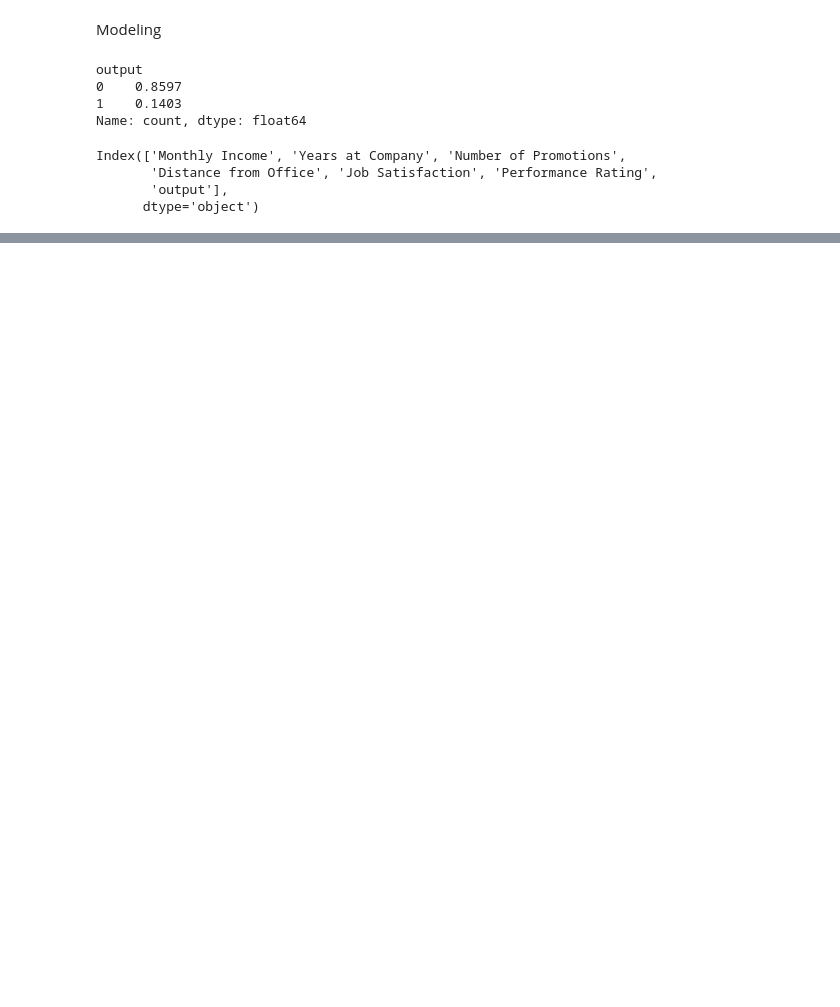
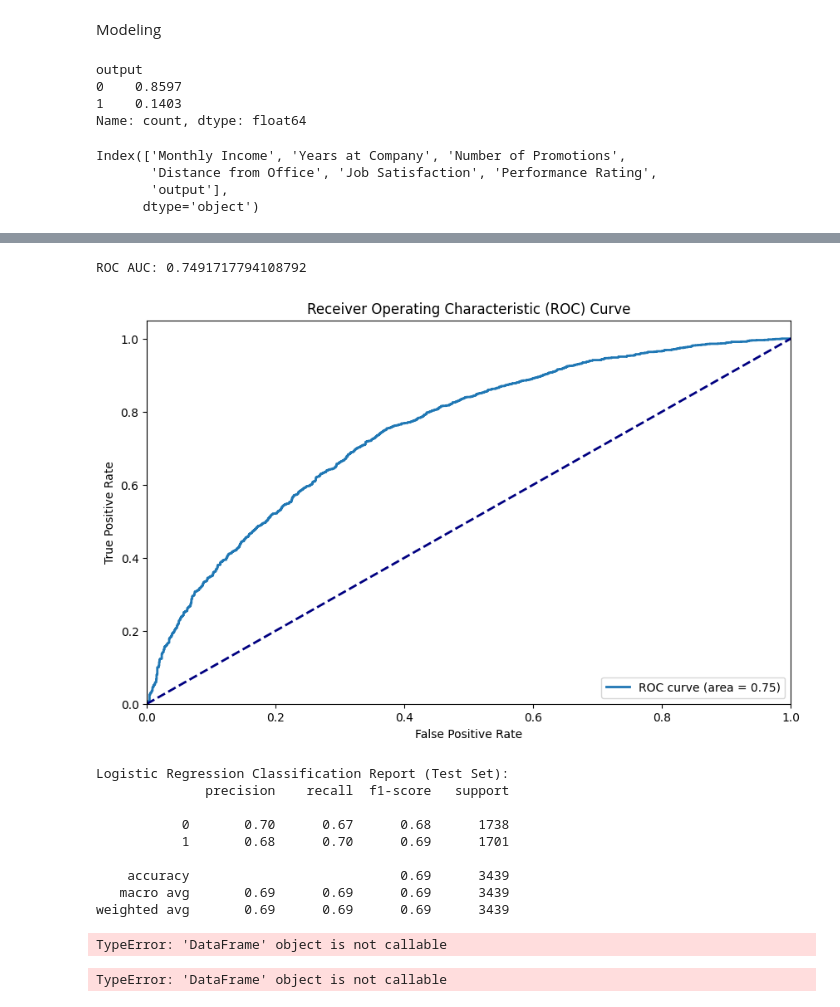
Before and after one commit to qmdismnp/Schulich_DS_MBAN, a Jupyter notebook: practice.ipynb, the cells around one changed output, grey strips where cells are left out. Cells and saved outputs as stored; diff of their text form; code cells hidden in the pictures; blank space fills up the shorter version.

```diff
--- a/practice.ipynb
+++ b/practice.ipynb
@@ -356,0 +384,69 @@ param_grid = {
+# %%
+from imblearn.over_sampling import SMOTE
+
+smote = SMOTE(random_state=42)
+X_resampled, y_resampled = smote.fit_resample(X, y)
+
+# Split the data into training and test sets
+X_train, X_test, y_train, y_test = train_test_split(X_resampled, y_resampled, test_size=0.2, random_state=42)
+
+# Hyperparameter tuning using GridSearchCV
+param_grid = {
+    'penalty': ['l1', 'l2'],
+    'C': [0.01, 0.1, 1, 10, 100],
+    'solver': ['liblinear']
+}
+grid_search = GridSearchCV(LogisticRegression(), param_grid, cv=5, scoring='accuracy')
+grid_search.fit(X_train, y_train)
+
+best_model = grid_search.best_estimator_
+
+# Train the best logistic regression model
+best_model.fit(X_train, y_train)
+
+# Predict on the test set
+y_pred_logistic = best_model.predict(X_test)
+y_prob_logistic = best_model.predict_proba(X_test)[:, 1]
+
+
+# Evaluate the model on test data
+y_test_pred = best_model.predict(X_test)
+y_test_prob = best_model.predict_proba(X_test)[:, 1]
+
+fpr, tpr, _ = roc_curve(y_test, y_test_prob)
+roc_auc = auc(fpr, tpr)
+
+print(f'ROC AUC: {roc_auc}')
+
+# Plot ROC curves for training and test sets
+plt.figure(figsize=(10, 6))
+plt.plot(fpr, tpr, lw=2, label=f'ROC curve (area = {roc_auc:.2f})')
+plt.plot([0, 1], [0, 1], color='navy', lw=2, linestyle='--')
+plt.xlim([0.0, 1.0])
+plt.ylim([0.0, 1.05])
+plt.xlabel('False Positive Rate')
+plt.ylabel('True Positive Rate')
+plt.title('Receiver Operating Characteristic (ROC) Curve')
+plt.legend(loc='lower right')
+plt.show()
+
+# Print classification report for the test set
+print("Logistic Regression Classification Report (Test Set):")
+print(classification_report(y_test, y_test_pred))
+# %% [output]
+ROC AUC: 0.7491717794108792
+[figure, added]
+Logistic Regression Classification Report (Test Set):
+              precision    recall  f1-score   support
+
+           0       0.70      0.67      0.68      1738
+           1       0.68      0.70      0.69      1701
+
+    accuracy                           0.69      3439
+   macro avg       0.69      0.69      0.69      3439
+weighted avg       0.69      0.69      0.69      3439
+# %%
+#Step 4: Confusion Matrix
+cm_log = confusion_matrix(y_test, y_pred_logistic)
+# %% [output]
+TypeError: 'DataFrame' object is not callable
@@ -356,0 +463,6 @@ param_grid = {
+# %%
+sns.heatmap(confusion_matrix(y_test, y_proba_log), annot=True)
+plt.ylabel('True Classes')
+plt.xlabel('Predicted Classes')
+# %% [output]
+TypeError: 'DataFrame' object is not callable
```
Also changed, not shown: parts of 34 cells of this notebook, 3 other files.
